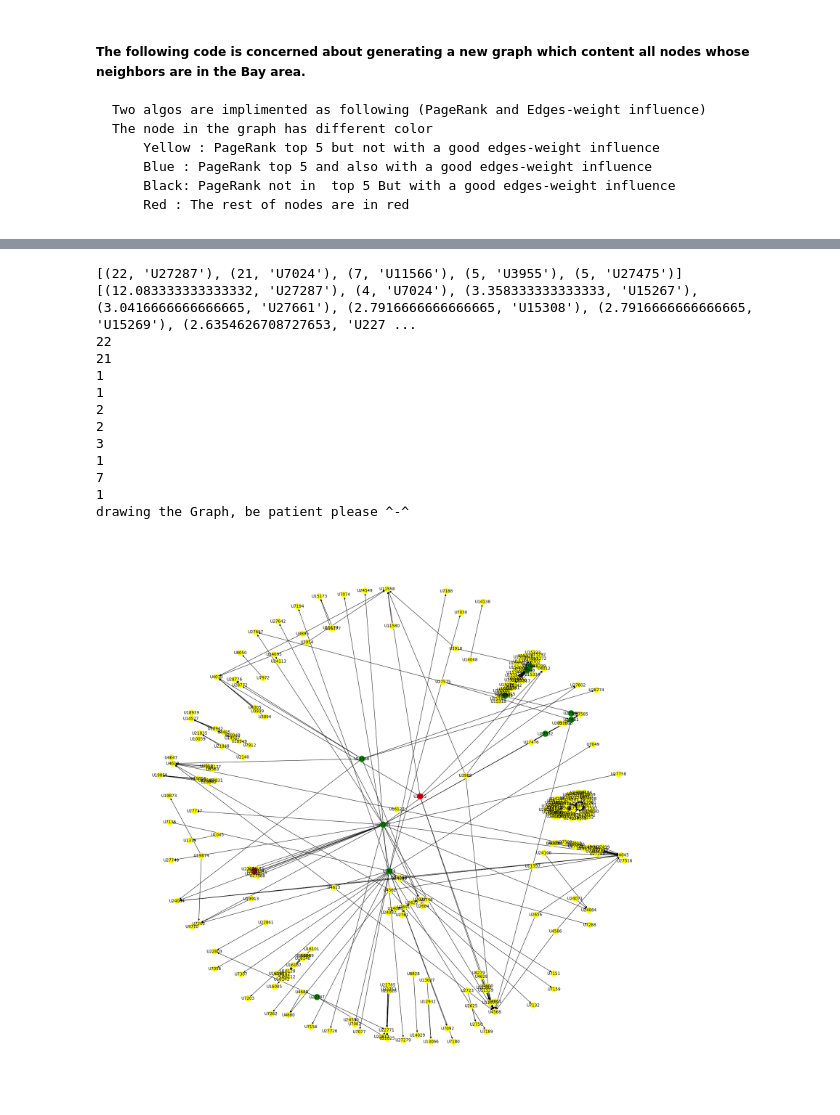
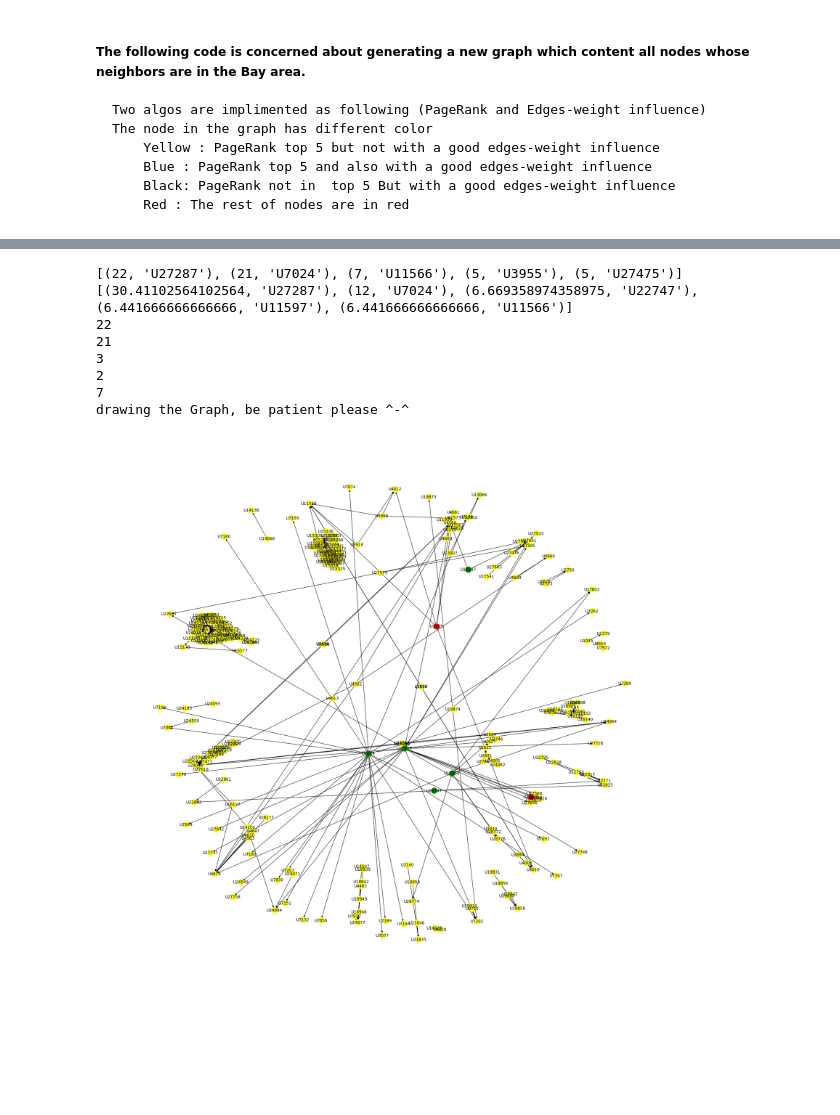
Before and after one commit to malicktuo/IMT-ELU501, a Jupyter notebook: Challenge2/ELU501_Challenge_2.ipynb, the cells around one changed output, grey strips where cells are left out. Saved outputs shown, nothing was run; the diff lists cells and outputs as text; code cells hidden in the pictures; blank space fills up the shorter version.

```diff
--- a/Challenge2/ELU501_Challenge_2.ipynb
+++ b/Challenge2/ELU501_Challenge_2.ipynb
@@ -112,20 +112,29 @@ def testEmployer(employer_prediction):
 ## Function of prediction
 #### We suppose that each node will have same infomation with its' neighbors
 # %%
+from collections import ChainMap
+
 # Prediction by the most frequent attribut
 def naive_method(attr,graph, empty):
     predicted_values={}
+    visited=[]
+    length_empty = len(empty)
     for n in empty:
-        nbrs_attr_values=[]
-        for nbr in graph.neighbors(n):
-            if nbr in attr:
-                for val in attr[nbr]:
-                    nbrs_attr_values.append(val)
         predicted_values[n]=[]
-        if nbrs_attr_values: # non empty list
-            cpt=Counter(nbrs_attr_values)
-            a,nb_occurrence=max(cpt.items(), key=lambda t: t[1])
-            predicted_values[n].append(a)
+    for i in range(3):
+        attr_temp = ChainMap(attr,predicted_values)
+        for n in empty:
+            if predicted_values[n] == []:
+                nbrs_attr_values=[]
+                for nbr in graph.neighbors(n):
+                    if nbr in attr_temp:
+                        for val in attr_temp[nbr]:
+                            nbrs_attr_values.append(val)
+                if nbrs_attr_values: # non empty list
+                    cpt=Counter(nbrs_attr_values)
+                    a,nb_occurrence=max(cpt.items(), key=lambda t: t[1])
+                    predicted_values[n].append(a)
+
     return predicted_values
 # %%
 # Results for the naive method
@@ -419,8 +428,8 @@ for i in G:
 for k in G:
     for ngb in G[k]:
         if ngb in loc_key_matched and ngb not in loc_key_matched_pred:
-            edges.append((k,ngb,{'weight':1}))
-            influence_matrix[k] += 1
+            edges.append((k,ngb,{'weight':3}))
+            influence_matrix[k] += 3
         elif ngb not in loc_key_matched and ngb in loc_key_matched_pred1:
             edges.append((k,ngb,{'weight':proba1}))
             influence_matrix[k] += proba1
@@ -513,39 +522,34 @@ real_vals = {}
 real_keys = []
 alpha = 5
 for i in range(0,alpha):
     real_vals[pr_list[i][1]] = float(pr_list[i][0])
     real_keys.append(pr_list[i][1])
     G_Bay_real.node[pr_list[i][1]]['color'] = 'red'
 print(pr_list[:5])
 for i in range(alpha,len(G_Bay_real)):
     real_vals[pr_list[i][1]] = float(pr_list[i][0])
     real_keys.append(pr_list[i][1])
     G_Bay_real.node[pr_list[i][1]]['color'] = 'yellow'
 
-l2 = influence_list[:10]
+l2 = influence_list[:5]
 print(l2)
 for i in l2:
     print(pr[i[1]])
 for i in l2:
     i = i[1]
     if i in real_keys and i in G_Bay_real:
         G_Bay_real.node[i]['color'] = 'green'
     else:
         G_Bay_real.node[i]['color'] = 'blue'
 
 drawGraph(G_Bay_real)
 # %% [output]
 [(22, 'U27287'), (21, 'U7024'), (7, 'U11566'), (5, 'U3955'), (5, 'U27475')]
-[(12.083333333333332, 'U27287'), (4, 'U7024'), (3.358333333333333, 'U15267'), (3.0416666666666665, 'U27661'), (2.7916666666666665, 'U15308'), (2.7916666666666665, 'U15269'), (2.6354626708727653, 'U227 ...
+[(30.41102564102564, 'U27287'), (12, 'U7024'), (6.669358974358975, 'U22747'), (6.441666666666666, 'U11597'), (6.441666666666666, 'U11566')]
 22
 21
-1
-1
+3
 2
-2
-3
-1
 7
-1
 drawing the Graph, be patient please ^-^
-[figure, old version]
+[figure, new version]
```
Also changed, not shown: parts of 8 cells of this notebook.
